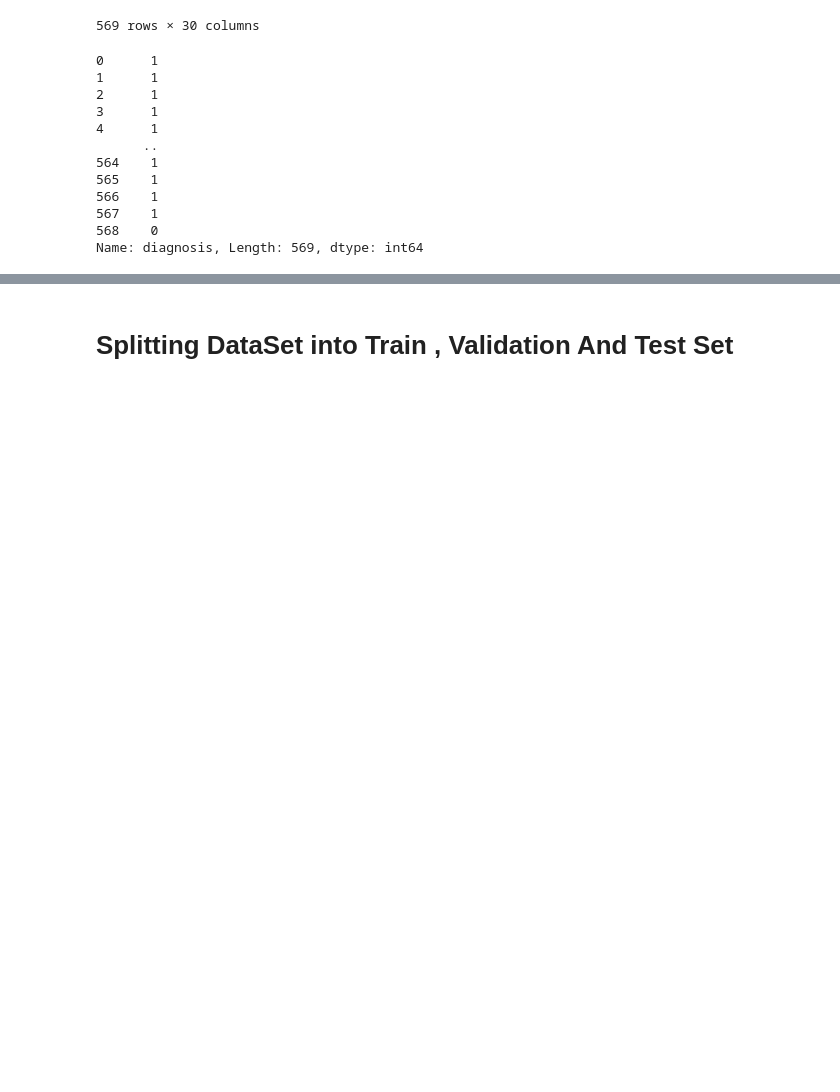
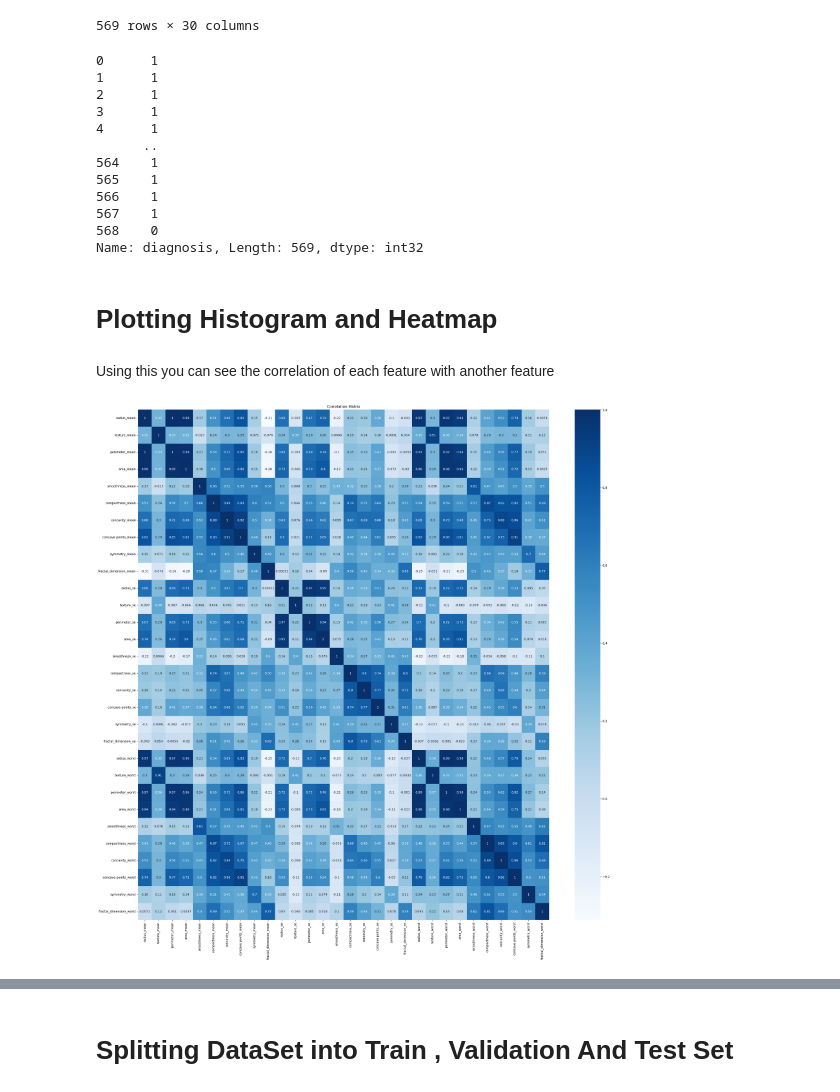
Before and after one commit to ssudhanshu488/Breast_Cancer_Detection, a Jupyter notebook: Breast_Cancer_Prediction.ipynb, the cells around one changed output, grey strips where cells are left out. Cells and saved outputs as stored; diff of their text form; code cells hidden in the pictures; blank space fills up the shorter version.

Commit message:
Made Plots and Histogram

```diff
--- a/Breast_Cancer_Prediction.ipynb
+++ b/Breast_Cancer_Prediction.ipynb
@@ -7,7 +8,7 @@ import matplotlib.pyplot as plt
 # %% [markdown]
 # Importing the DataSet
 # %%
-dataset = pd.read_csv('data.csv')
+dataset = pd.read_csv('E:\Project\Breast_Cancer_Detection\data.csv')
 dataset
 # %% [output]
 |  | id | diagnosis | radius_mean | texture_mean | perimeter_mean | area_mean | smoothness_mean | ... |
@@ -104,4 +138,16 @@ print(y)
 566    1
 567    1
 568    0
-Name: diagnosis, Length: 569, dtype: int64
+Name: diagnosis, Length: 569, dtype: int32
+# %% [markdown]
+# Plotting Histogram and Heatmap
+# %% [markdown]
+Using this you can see the correlation of each feature with another feature
+# %%
+plt.figure(figsize=(30, 30))
+correlation = x.corr(numeric_only=True)
+sns.heatmap(correlation, annot=True, cmap='Blues')
+plt.title("Correlation Matrix")
+plt.show()
+# %% [output]
+[figure, added]
```
Also changed, not shown: parts of 5 cells of this notebook.
